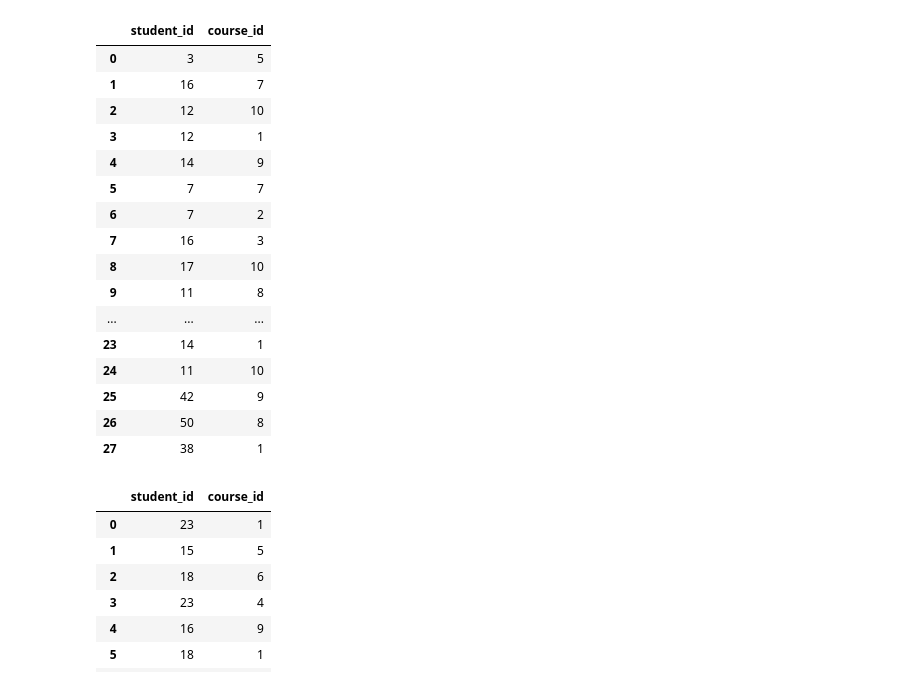
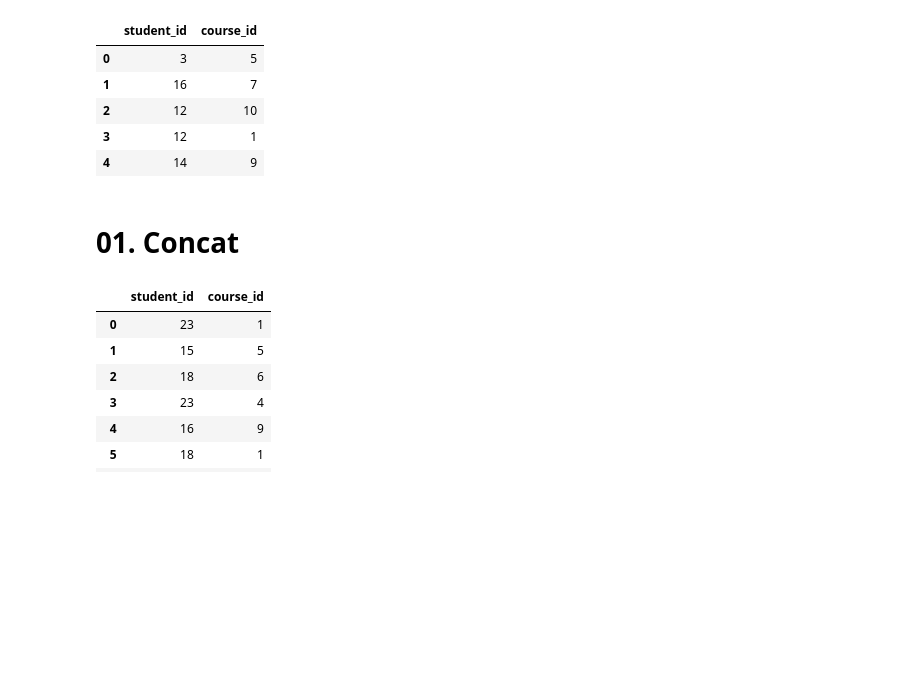
Before and after one commit to thekhushal/Learning, a Jupyter notebook: DataScience/92_CampusX_DSMP/session_20_merging.ipynb, the cells around one changed output. Drawn from its saved outputs; the diff is of its cells as text; code cells hidden in the pictures; blank space fills up the shorter version.

```diff
--- a/DataScience/92_CampusX_DSMP/session_20_merging.ipynb
+++ b/DataScience/92_CampusX_DSMP/session_20_merging.ipynb
@@ -10,25 +10,16 @@ dec = pd.read_csv('../04CampusX_DataSet/datasets-session-20/reg-month2.csv')
 matches = pd.read_csv('../04CampusX_DataSet/datasets-session-20/matches.csv')
 delivery = pd.read_csv('../04CampusX_DataSet/datasets-session-20/deliveries.csv')
 # %%
-dec
+dec.head()
 # %% [output]
 |  | student_id | course_id |
 | 0 | 3 | 5 |
 | 1 | 16 | 7 |
 | 2 | 12 | 10 |
 | 3 | 12 | 1 |
 | 4 | 14 | 9 |
-| 5 | 7 | 7 |
-| 6 | 7 | 2 |
-| 7 | 16 | 3 |
-| 8 | 17 | 10 |
-| 9 | 11 | 8 |
-| ... | ... | ... |
-| 23 | 14 | 1 |
-| 24 | 11 | 10 |
-| 25 | 42 | 9 |
-| 26 | 50 | 8 |
-| 27 | 38 | 1 |
+# %% [markdown]
+# **01. Concat**
 # %%
 # pd.concat
 # df.concat
```
Also changed, not shown: parts of 7 cells of this notebook.
